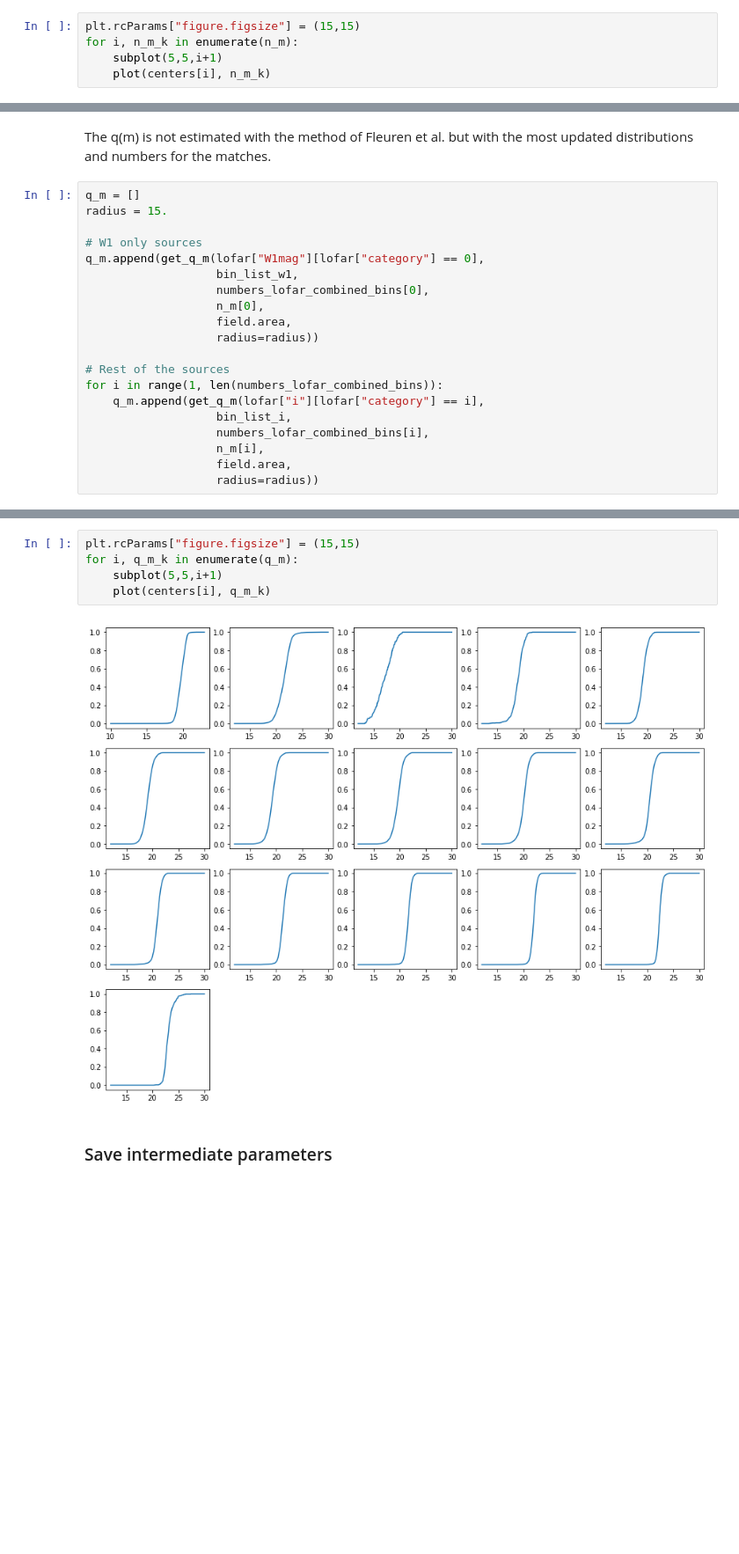
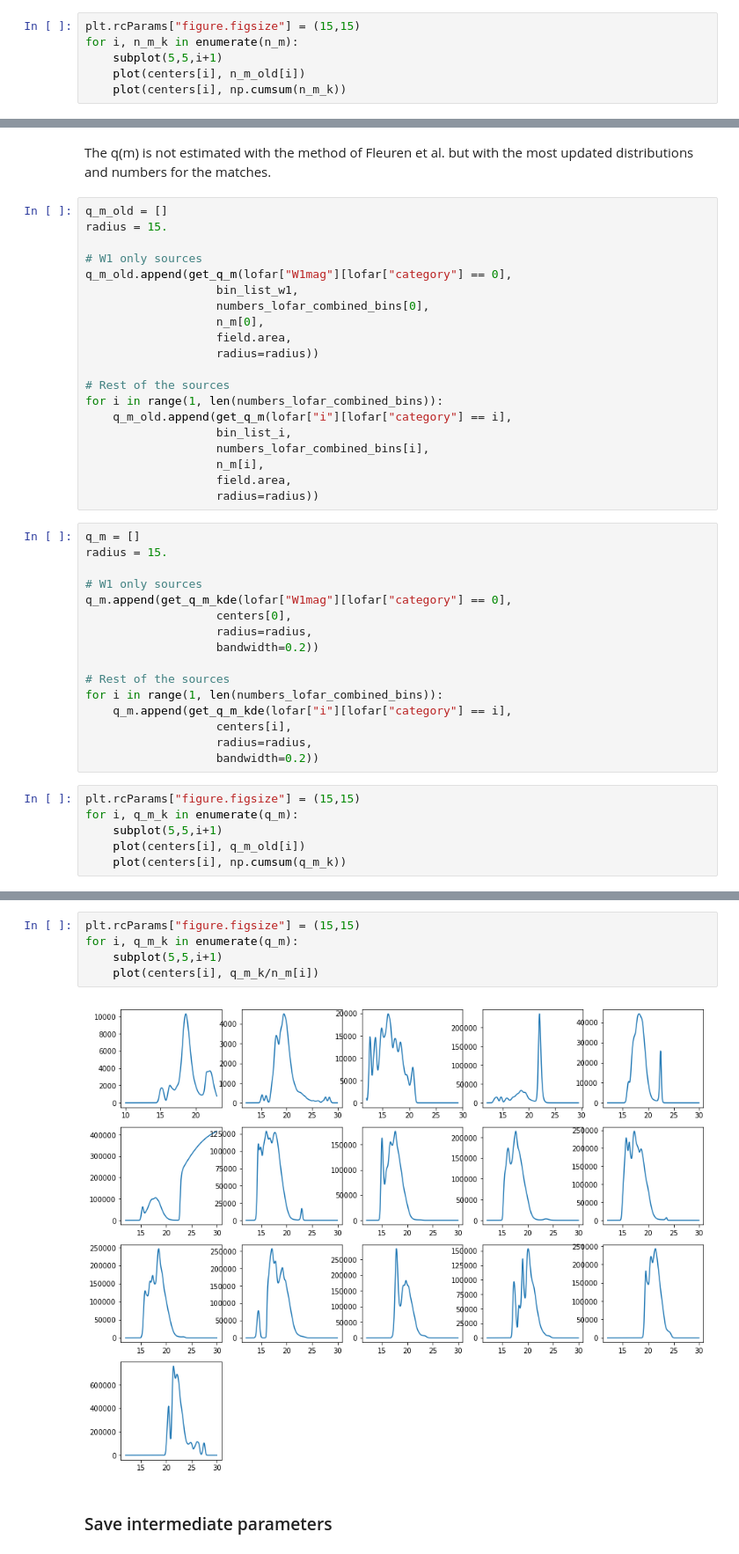
Before and after one commit to nudomarinero/mltier1, a Jupyter notebook: Match_LOFAR_combined_iter_params.ipynb, the cells around one changed output, grey strips where cells are left out. Shown at 88% size. Drawn from its saved outputs; the diff is of its cells as text; blank space fills up the shorter version.

```diff
--- a/Match_LOFAR_combined_iter_params.ipynb
+++ b/Match_LOFAR_combined_iter_params.ipynb
@@ -668,5 +769,6 @@ for i in range(1, len(colour_bin_def)):
 plt.rcParams["figure.figsize"] = (15,15)
 for i, n_m_k in enumerate(n_m):
     subplot(5,5,i+1)
-    plot(centers[i], n_m_k)
+    plot(centers[i], n_m_old[i])
+    plot(centers[i], np.cumsum(n_m_k))
 # %% [output]
@@ -710,11 +812,11 @@ q0_total
 # %% [markdown]
 The q(m) is not estimated with the method of Fleuren et al. but with the most updated distributions and numbers for the matches.
 # %%
-q_m = []
+q_m_old = []
 radius = 15.
 
 # W1 only sources
-q_m.append(get_q_m(lofar["W1mag"][lofar["category"] == 0],
+q_m_old.append(get_q_m(lofar["W1mag"][lofar["category"] == 0],
                    bin_list_w1,
                    numbers_lofar_combined_bins[0],
                    n_m[0],
@@ -723,9 +825,31 @@ q_m.append(get_q_m(lofar["W1mag"][lofar["category"] == 0],
 
 # Rest of the sources
 for i in range(1, len(numbers_lofar_combined_bins)):
-    q_m.append(get_q_m(lofar["i"][lofar["category"] == i],
+    q_m_old.append(get_q_m(lofar["i"][lofar["category"] == i],
                    bin_list_i,
                    numbers_lofar_combined_bins[i],
                    n_m[i],
                    field.area,
                    radius=radius))
+# %%
+q_m = []
+radius = 15.
+
+# W1 only sources
+q_m.append(get_q_m_kde(lofar["W1mag"][lofar["category"] == 0],
+                   centers[0],
+                   radius=radius,
+                   bandwidth=0.2))
+
+# Rest of the sources
+for i in range(1, len(numbers_lofar_combined_bins)):
+    q_m.append(get_q_m_kde(lofar["i"][lofar["category"] == i],
+                   centers[i],
+                   radius=radius,
+                   bandwidth=0.2))
+# %%
+plt.rcParams["figure.figsize"] = (15,15)
+for i, q_m_k in enumerate(q_m):
+    subplot(5,5,i+1)
+    plot(centers[i], q_m_old[i])
+    plot(centers[i], np.cumsum(q_m_k))
@@ -732,10 +858,10 @@ for i in range(1, len(numbers_lofar_combined_bins)):
 # %%
 plt.rcParams["figure.figsize"] = (15,15)
 for i, q_m_k in enumerate(q_m):
     subplot(5,5,i+1)
-    plot(centers[i], q_m_k)
+    plot(centers[i], q_m_k/n_m[i])
 # %% [output]
-[figure, old version]
+[figure, new version]
 # %% [markdown]
 ### Save intermediate parameters
 # %%
```
Also changed, not shown: parts of 59 cells of this notebook, 3 other files.
